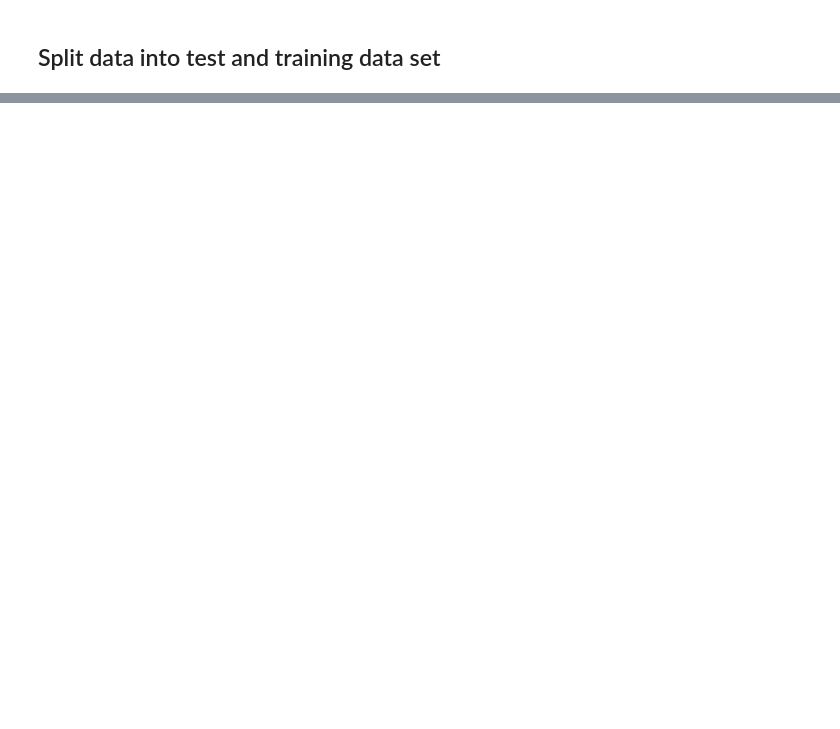
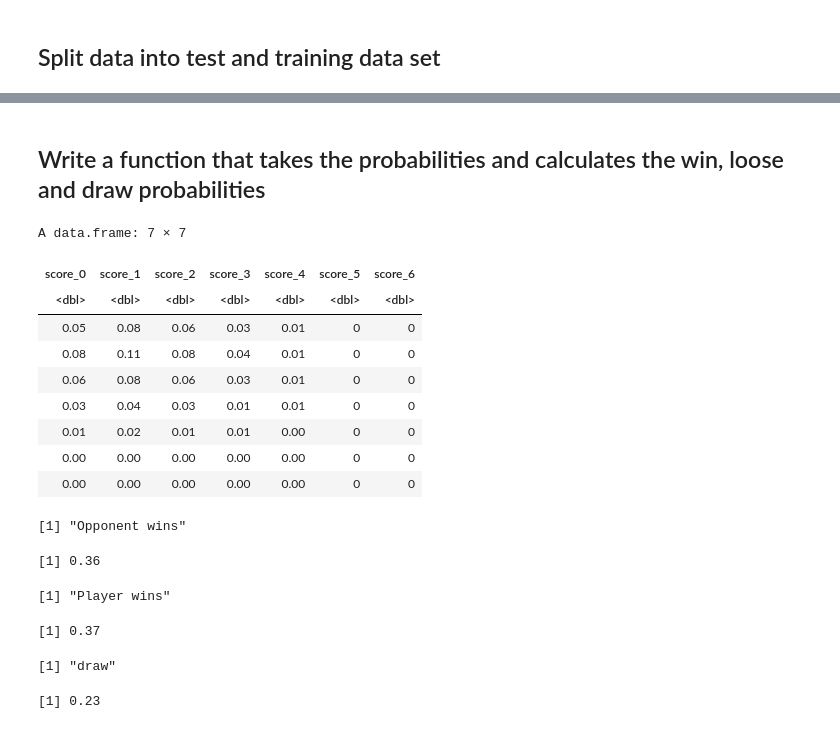
Before and after one commit to denisnaumov0506/FootballAnalyticsProject, a Jupyter notebook: football-world-cup-forecast-denis.ipynb, the cells around one changed output, grey strips where cells are left out. Cells and saved outputs as stored; diff of their text form; code cells hidden in the pictures; blank space fills up the shorter version.

```diff
--- a/football-world-cup-forecast-denis.ipynb
+++ b/football-world-cup-forecast-denis.ipynb
@@ -1202,0 +1205,27 @@ for (i in 0:8) {
+# %%
+wales_usa = data.frame(rank_opponent = 15, Venue_H = 0, Venue_N= 1, Rank = 18)
+usa_wales = data.frame(rank_opponent = 18, Venue_H = 0, Venue_N= 1, Rank = 15)
+england_wales = data.frame(rank_opponent = 18, Venue_H = 0, Venue_N = 1, Rank = 5)
+wales_england = data.frame(rank_opponent = 5, Venue_H = 0, Venue_N = 1, Rank = 18)
+
+france_croatia = data.frame(rank_opponent = 20, Venue_H = 0, Venue_N= 1, Rank = 7)
+croatia_france = data.frame(rank_opponent = 7, Venue_H = 0, Venue_N= 1, Rank = 20)
+
+belgium_england = data.frame(rank_opponent = 13, Venue_H = 0, Venue_N= 1, Rank = 3)
+england_belgium = data.frame(rank_opponent = 3, Venue_H = 0, Venue_N= 1, Rank = 13)
+
+russia_saudiArabia = data.frame(rank_opponent = 67, Venue_H = 1, Venue_N= 0, Rank = 70)
+saudiArabia_russia = data.frame(rank_opponent = 70, Venue_H = 0, Venue_N= 0, Rank = 67)
+
+brazil_belgium = data.frame(rank_opponent = 3, Venue_H = 0, Venue_N= 1, Rank = 2)
+belgium_brazil = data.frame(rank_opponent = 2, Venue_H = 0, Venue_N= 1, Rank = 3)
+
+res <- outer(getProbabilities(model, brazil_belgium, 0:6), getProbabilities(model, belgium_brazil, 0:6))
+df = data.frame(round(res, digits = 2))
+
+names(df) = c('score_0', 'score_1', 'score_2', 'score_3', 'score_4', 'score_5', 'score_6')
+
+df
+
+df %>%
+    mutate(cum_sum = cumsum(score_0) + cumsum(score_1) + cumsum(score_2) + cumsum(score_3) + cumsum(score_4) + cumsum(score_5) + cumsum(score_5))
@@ -1202,0 +1253,2 @@ for (i in 0:8) {
+# %% [markdown]
+## Write a function that takes the probabilities and calculates the win, loose and draw probabilities
@@ -1202,0 +1296,25 @@ for (i in 0:8) {
+# %%
+df
+print("Opponent wins")
+getLoose(df)
+print("Player wins")
+getWin(df)
+print("draw")
+getDraw(df)
+# %% [output]
+A data.frame: 7 × 7
+| score_0 | score_1 | score_2 | score_3 | score_4 | score_5 | score_6 |
+| <dbl> | <dbl> | <dbl> | <dbl> | <dbl> | <dbl> | <dbl> |
+| 0.05 | 0.08 | 0.06 | 0.03 | 0.01 | 0 | 0 |
+| 0.08 | 0.11 | 0.08 | 0.04 | 0.01 | 0 | 0 |
+| 0.06 | 0.08 | 0.06 | 0.03 | 0.01 | 0 | 0 |
+| 0.03 | 0.04 | 0.03 | 0.01 | 0.01 | 0 | 0 |
+| 0.01 | 0.02 | 0.01 | 0.01 | 0.00 | 0 | 0 |
+| 0.00 | 0.00 | 0.00 | 0.00 | 0.00 | 0 | 0 |
+| 0.00 | 0.00 | 0.00 | 0.00 | 0.00 | 0 | 0 |
+[1] "Opponent wins"
+[1] 0.36
+[1] "Player wins"
+[1] 0.37
+[1] "draw"
+[1] 0.23
```
Also changed, not shown: parts of 25 cells of this notebook.
